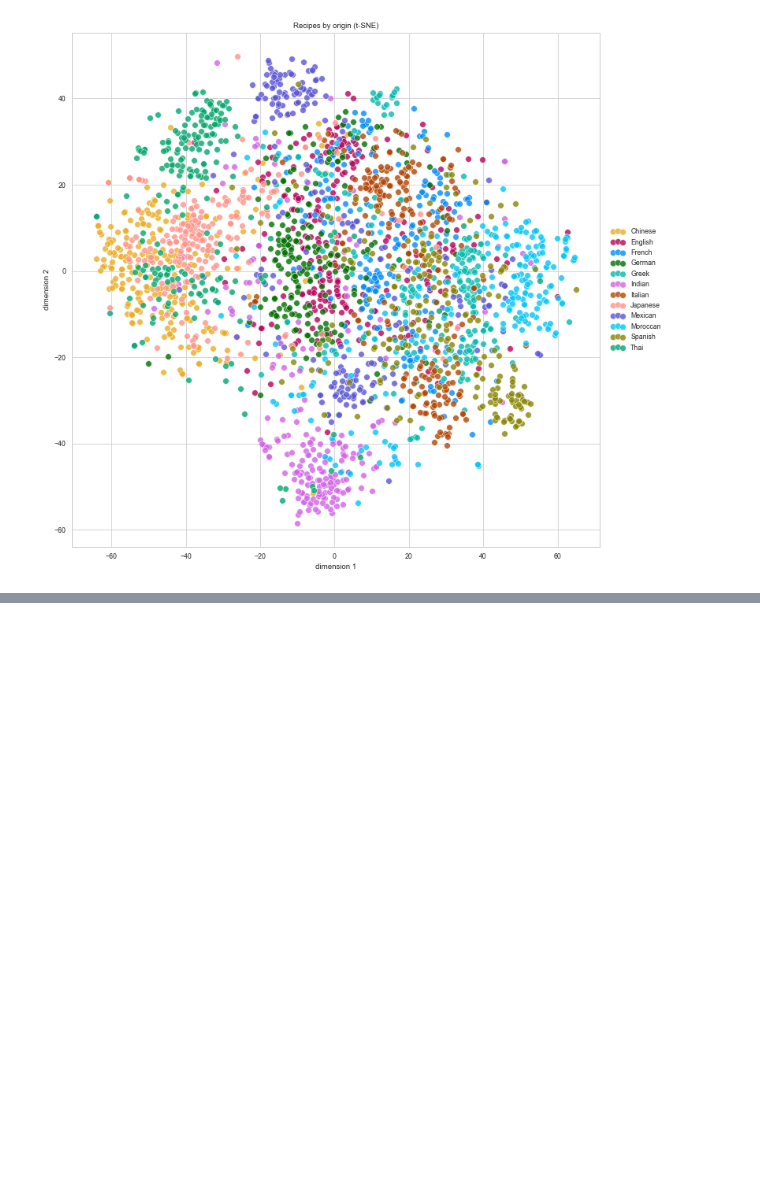
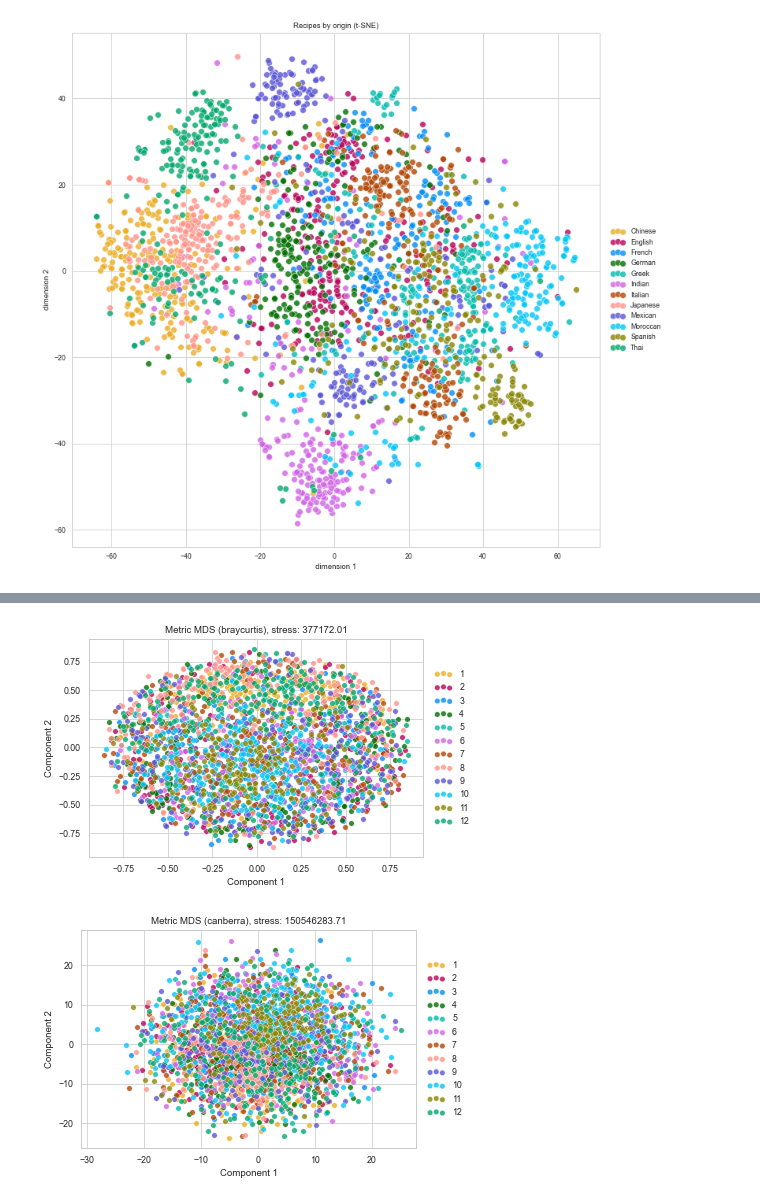
Before and after one commit to TedOiler/dme_gp, a Jupyter notebook: recipes/main.ipynb, the cells around one changed output, grey strips where cells are left out. Saved outputs shown, nothing was run; the diff lists cells and outputs as text; code cells hidden in the pictures; blank space fills up the shorter version.

```diff
--- a/recipes/main.ipynb
+++ b/recipes/main.ipynb
@@ -235,3 +298,28 @@ title = ax.set(title='Recipes by origin (t-SNE)')
+# %%
+## Metric MDS based on Euclidean distances
+mds = MDS(n_components=2, n_jobs=-1, random_state=10, max_iter=100)
+X_mds_2d = mds.fit_transform(X_train)
+
+scatter_2d_label(X_mds_2d, y_train,alpha=.8,s=30)
+plt.title('Metric MDS, stress: {}'.format(mds.stress_))
+plt.xlabel('Component 1')
+plt.ylabel('Component 2');
+plt.savefig("./Figures/Metric_MDS_euclid dist.png", dpi=500) ## Save the figure produced
+# %%
+## Metric MDS based on custom distances
+my_metrics = ['braycurtis', 'canberra']
+for metric in my_metrics:
+    delta = pairwise_distances(X=X_train, metric=metric)
+    mds = MDS(n_components=2, dissimilarity='precomputed', n_jobs=-1, max_iter=100)
+    X_mds_2d = mds.fit_transform(delta)
+    scatter_2d_label(X_mds_2d, y_train,alpha=.8,s=30)
+    plt.title('Metric MDS ({0}), stress: {1:.2f}'.format(metric, mds.stress_))
+    plt.xlabel('Component 1')
+    plt.ylabel('Component 2');
+    plt.savefig("./Figures/Metric_MDS_{}.png".format(metric), dpi=500) ## Save the figure produced
+# %% [output]
+[figure, added]
+[figure, added]
 # %%
 ## UMAP
 # %%
```
Also changed, not shown: parts of 8 cells of this notebook, 4 other files.
